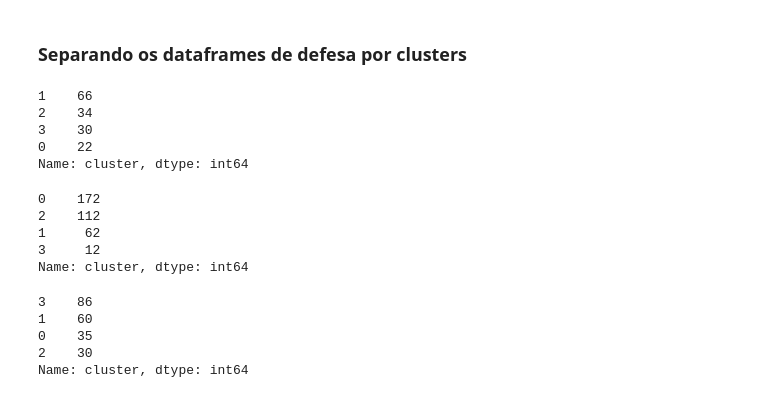
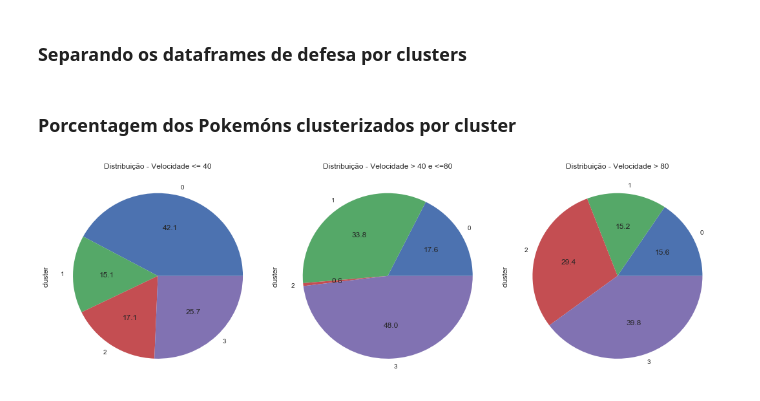
Before and after one commit to brunoartc/CD_3, a Jupyter notebook: Projeto3 - Clusterização de Pokemóns.ipynb, the cells around one changed output. Saved outputs shown, nothing was run; the diff lists cells and outputs as text; code cells hidden in the pictures.

```diff
--- a/Projeto3 - Clusterização de Pokemóns.ipynb
+++ b/Projeto3 - Clusterização de Pokemóns.ipynb
@@ -612,36 +609,38 @@ v400 = V40[V40.cluster==0]
 v401 = V40[V40.cluster==1]
 v402 = V40[V40.cluster==2]
 v403 = V40[V40.cluster==3]
-V40.cluster.value_counts()
-# %% [output]
-1    66
-2    34
-3    30
-0    22
-Name: cluster, dtype: int64
 # %%
 #Velocidades médias
 v800 = V80[V80.cluster==0]
 v801 = V80[V80.cluster==1]
 v802 = V80[V80.cluster==2]
 v803 = V80[V80.cluster==3]
-V80.cluster.value_counts()
-# %% [output]
-0    172
-2    112
-1     62
-3     12
-Name: cluster, dtype: int64
 # %%
 #Velocidades altas
 va0 = Va[Va.cluster==0]
 va1 = Va[Va.cluster==1]
 va2 = Va[Va.cluster==2]
 va3 = Va[Va.cluster==3]
-Va.cluster.value_counts()
-# %% [output]
-3    86
-1    60
-0    35
-2    30
-Name: cluster, dtype: int64
+# %% [markdown]
+### Porcentagem dos Pokemóns clusterizados por cluster
+# %%
+#value_counts
+v40vc=(V40.cluster.value_counts(sort=False, normalize=True)*100).round(decimals=2)
+v80vc=(V80.cluster.value_counts(sort=False, normalize=True)*100).round(decimals=2)
+vavc=(Va.cluster.value_counts(sort=False, normalize=True)*100).round(decimals=2)
+
+#área de plotagem
+fig = plt.figure(figsize=(15, 5))
+plt.subplot(131)
+plot = v40vc.plot(kind='pie',title='Distribuição - Velocidade <= 40',autopct='%.1f')
+
+plt.subplot(132)
+plot = v80vc.plot(kind='pie',title='Distribuição - Velocidade > 40 e <=80',autopct='%.1f')
+
+plt.subplot(133)
+plot = vavc.plot(kind='pie',title='Distribuição - Velocidade > 80',autopct='%.1f')
+
+plt.tight_layout()
+plt.show()
+# %% [output]
+[figure, added]
```
Also changed, not shown: parts of 42 cells of this notebook.
